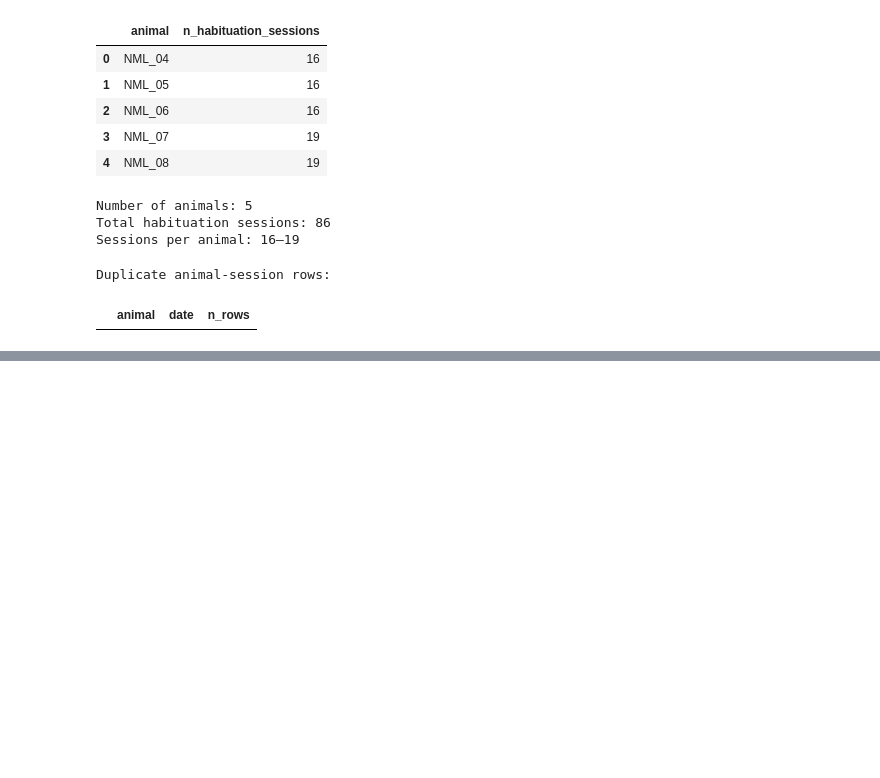
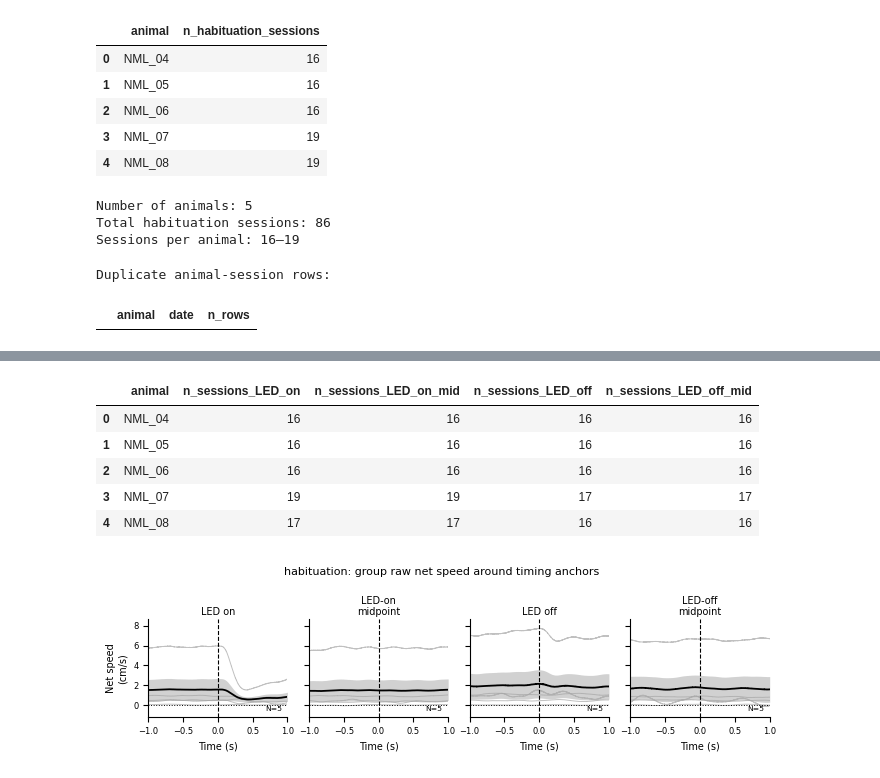
Before and after one commit to neuromomentumlab/Classical_Conditioning_Air_Wheel, a Jupyter notebook: Python/notebooks/habituation_analysis_02_annotated.ipynb, the cells around one changed output, grey strips where cells are left out. Saved outputs shown, nothing was run; the diff lists cells and outputs as text; code cells hidden in the pictures; blank space fills up the shorter version.

```diff
--- a/Python/notebooks/habituation_analysis_02_annotated.ipynb
+++ b/Python/notebooks/habituation_analysis_02_annotated.ipynb
@@ -1961,0 +2933,20 @@ Duplicate animal-session rows:
+# %%
+out_group = plot_group_raw_net_speed_around_4anchors(
+    epoch_matrix_df=epoch_matrix_df,
+    phase="habituation",
+    animals=None,                    # or ["NML_04", "NML_05", ...]
+    speed_key="speed_net_cms",
+    pre_s=1.0,
+    post_s=1.0,
+    max_session_time_min=20,
+    show_individual_animals=True,
+    fig_dir=fig_dir_str,
+)
+# %% [output]
+|  | animal | n_sessions_LED_on | n_sessions_LED_on_mid | n_sessions_LED_off | n_sessions_LED_off_mid |
+| 0 | NML_04 | 16 | 16 | 16 | 16 |
+| 1 | NML_05 | 16 | 16 | 16 | 16 |
+| 2 | NML_06 | 16 | 16 | 16 | 16 |
+| 3 | NML_07 | 19 | 19 | 17 | 17 |
+| 4 | NML_08 | 17 | 17 | 16 | 16 |
+[figure, added]
```
Also changed, not shown: parts of 18 cells of this notebook, 6 other files.
